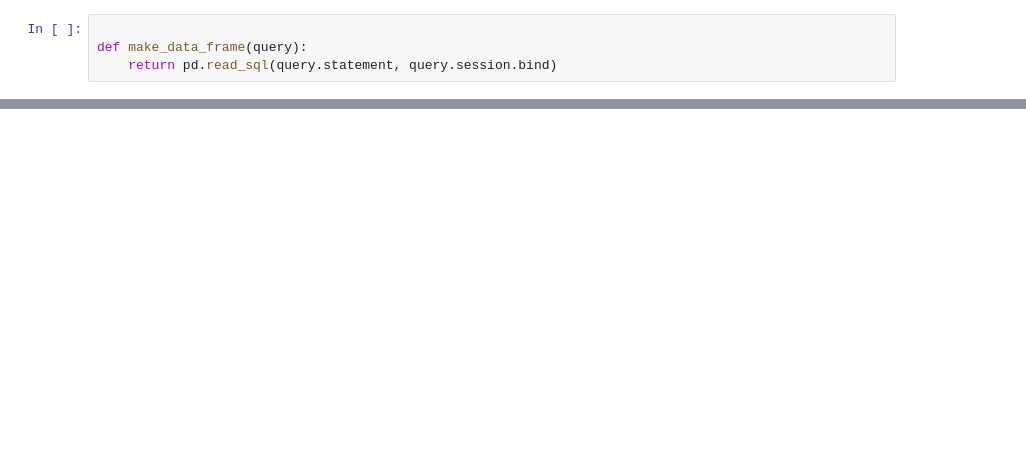
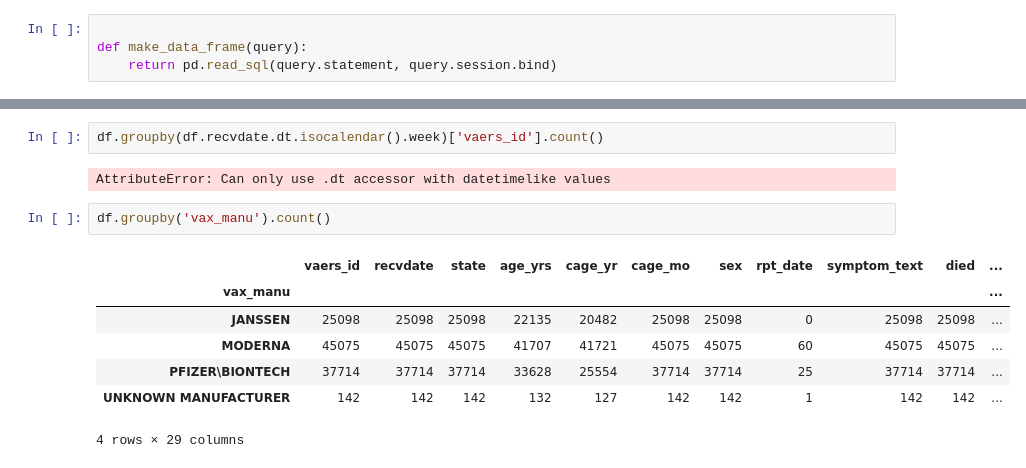
Before and after one commit to umeboshi2/revaers, a Jupyter notebook: do-stuff.ipynb, the cells around one changed output, grey strips where cells are left out. Saved outputs shown, nothing was run; the diff lists cells and outputs as text; blank space fills up the shorter version.

```diff
--- a/do-stuff.ipynb
+++ b/do-stuff.ipynb
@@ -91,0 +88,14 @@ df = make_data_frame(q)
+# %%
+df.groupby(df.recvdate.dt.isocalendar().week)['vaers_id'].count()
+# %% [output]
+AttributeError: Can only use .dt accessor with datetimelike values
+# %%
+df.groupby('vax_manu').count()
+# %% [output]
+|  | vaers_id | recvdate | state | age_yrs | cage_yr | cage_mo | sex | rpt_date | symptom_text | died | ... |
+| vax_manu |  |  |  |  |  |  |  |  |  |  | ... |
+| JANSSEN | 25098 | 25098 | 25098 | 22135 | 20482 | 25098 | 25098 | 0 | 25098 | 25098 | ... |
+| MODERNA | 45075 | 45075 | 45075 | 41707 | 41721 | 45075 | 45075 | 60 | 45075 | 45075 | ... |
+| PFIZER\BIONTECH | 37714 | 37714 | 37714 | 33628 | 25554 | 37714 | 37714 | 25 | 37714 | 37714 | ... |
+| UNKNOWN MANUFACTURER | 142 | 142 | 142 | 132 | 127 | 142 | 142 | 1 | 142 | 142 | ... |
+4 rows × 29 columns
```
Also changed, not shown: parts of 9 cells of this notebook, 1 other file.
